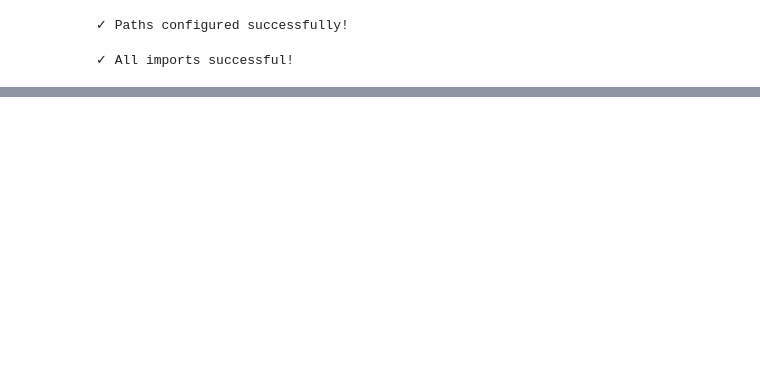
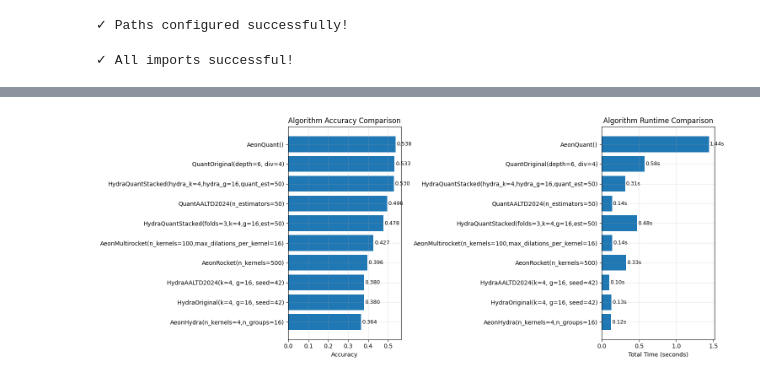
Before and after one commit to urav06/research, a Jupyter notebook: experiments/debug/debug_pedestrian_models.ipynb, the cells around one changed output, grey strips where cells are left out. Saved outputs shown, nothing was run; the diff lists cells and outputs as text; code cells hidden in the pictures; blank space fills up the shorter version.

```diff
--- a/experiments/debug/debug_pedestrian_models.ipynb
+++ b/experiments/debug/debug_pedestrian_models.ipynb
@@ -37,13 +27,8 @@ print("✓ All imports successful!")
 # %% [output]
 ✓ All imports successful!
 # %%
-# Create pedestrian dataset: 10% train, 50% test
+# Create dataset and experiment
 dataset = MonsterDataset("Pedestrian", fold=0, train_pct=1, test_pct=1)
-print("Dataset created:")
+print("Dataset info:")
 print(dataset.info())
-
-# Load ground truth for later accuracy calculation
-_, y_test = dataset.get_arrays("test")
-print(f"\nTest labels loaded: {y_test.shape}")
-print(f"Number of classes: {len(np.unique(y_test))}")
 # %% [output]
@@ -406,0 +65,11 @@ Our new stacked ensemble with proper cross-validation to avoid data leakage.
+# %%
+# Add dataset and algorithms to experiment
+exp = Experiment("debug_pedestrian")
+exp.add_dataset(dataset)
+for algo in algorithms:
+    exp.add_algorithm(algo)
+
+print(f"🔬 Experiment setup complete: {len(algorithms)} algorithms")
+# %%
+# Run all experiments
+exp.run(verbose=True)
@@ -406,0 +94,68 @@ Our new stacked ensemble with proper cross-validation to avoid data leakage.
+# %%
+# Detailed results analysis
+import matplotlib.pyplot as plt
+
+df = exp.results_df()
+successful = df[df['status'] == 'success'].copy()
+
+if len(successful) > 0:
+    # Sort by accuracy for better visualization
+    successful = successful.sort_values('accuracy', ascending=True)
+
+    # Create comparison plot
+    fig, (ax1, ax2) = plt.subplots(1, 2, figsize=(15, 6))
+
+    # Accuracy comparison
+    ax1.barh(range(len(successful)), successful['accuracy'])
+    ax1.set_yticks(range(len(successful)))
+    ax1.set_yticklabels(successful['algorithm_name'], fontsize=10)
+    ax1.set_xlabel('Accuracy')
+    ax1.set_title('Algorithm Accuracy Comparison')
+    ax1.grid(True, alpha=0.3)
+
+    # Add accuracy values as text
+    for i, v in enumerate(successful['accuracy']):
+        ax1.text(v + 0.005, i, f'{v:.3f}', va='center', fontsize=9)
+
+    # Runtime comparison
+    ax2.barh(range(len(successful)), successful['total_time'])
+    ax2.set_yticks(range(len(successful)))
+    ax2.set_yticklabels(successful['algorithm_name'], fontsize=10)
+    ax2.set_xlabel('Total Time (seconds)')
+    ax2.set_title('Algorithm Runtime Comparison')
+    ax2.grid(True, alpha=0.3)
+
+    # Add time values as text
+    for i, v in enumerate(successful['total_time']):
+        ax2.text(v + 0.01, i, f'{v:.2f}s', va='center', fontsize=9)
+
+    plt.tight_layout()
+    plt.show()
+
+    # Ensemble comparison table
+    print("\n📊 Key Results:")
+    print("=" * 60)
+
+    # Find ensemble results
+    old_ensemble = successful[successful['algorithm_name'].str.contains('HydraQuantStacked\\(hydra_k')]
+    new_ensemble = successful[successful['algorithm_name'].str.contains('HydraQuantStacked\\(folds')]
+
+    if len(old_ensemble) > 0 and len(new_ensemble) > 0:
+        print(f"🔄 Old Ensemble (data leakage):   {old_ensemble.iloc[0]['accuracy']:.4f}")
+        print(f"✨ New Ensemble (clean CV):      {new_ensemble.iloc[0]['accuracy']:.4f}")
+        improvement = new_ensemble.iloc[0]['accuracy'] - old_ensemble.iloc[0]['accuracy']
+        print(f"📈 Improvement: {improvement:+.4f}")
+
+    print(f"\n🏆 Best Algorithm: {successful.iloc[-1]['algorithm_name']} ({successful.iloc[-1]['accuracy']:.4f})")
+    print(f"⚡ Fastest Algorithm: {successful.loc[successful['total_time'].idxmin(), 'algorithm_name']} ({successful['total_time'].min():.3f}s)")
+else:
+    print("❌ No successful runs to analyze")
+
+# Show any failures
+failed = df[df['status'] == 'failed']
+if len(failed) > 0:
+    print(f"\n⚠️  {len(failed)} algorithms failed:")
+    for _, row in failed.iterrows():
+        print(f"   - {row['algorithm_name']}: {row['error']}")
+# %% [output]
+[figure, added]
```
Also changed, not shown: parts of 30 cells of this notebook, 11 other files.
